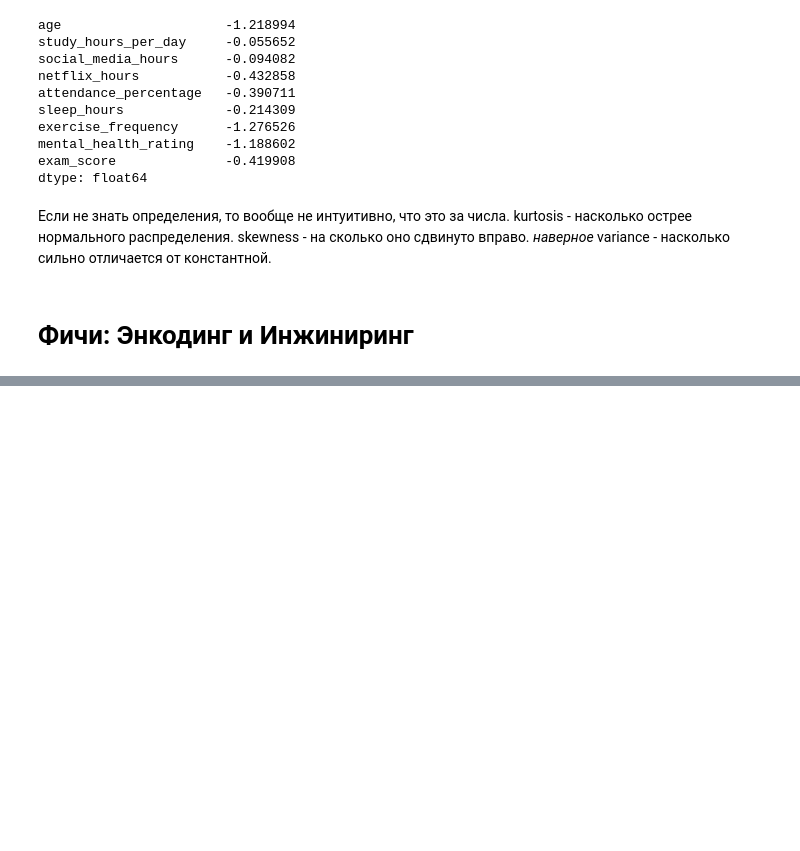
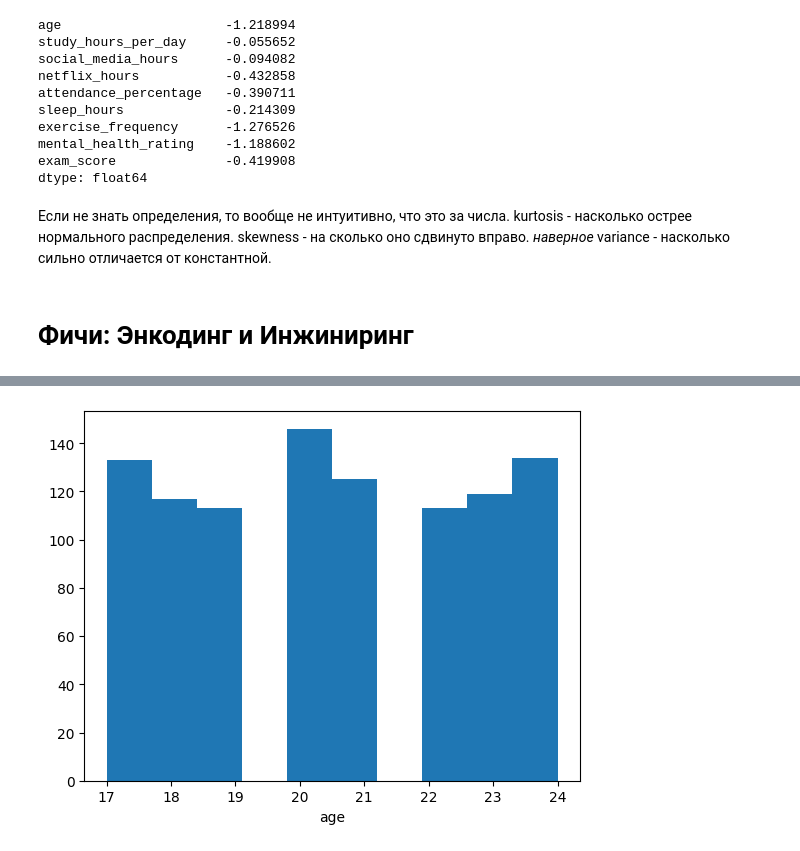
Before and after one commit to kirilyin/hwXX_, a Jupyter notebook: hw02_EDA/EDA.ipynb, the cells around one changed output, grey strips where cells are left out. Cells and saved outputs as stored; diff of their text form; code cells hidden in the pictures; blank space fills up the shorter version.

```diff
--- a/hw02_EDA/EDA.ipynb
+++ b/hw02_EDA/EDA.ipynb
@@ -307,0 +343,6 @@ pandas.get_dummies(df,columns=["parental_education_level"])
+# %%
+plt.hist(df['age'])
+plt.xlabel('age')
+plt.show()
+# %% [output]
+[figure, added]
```
Also changed, not shown: parts of 26 cells of this notebook, 3 other files.
